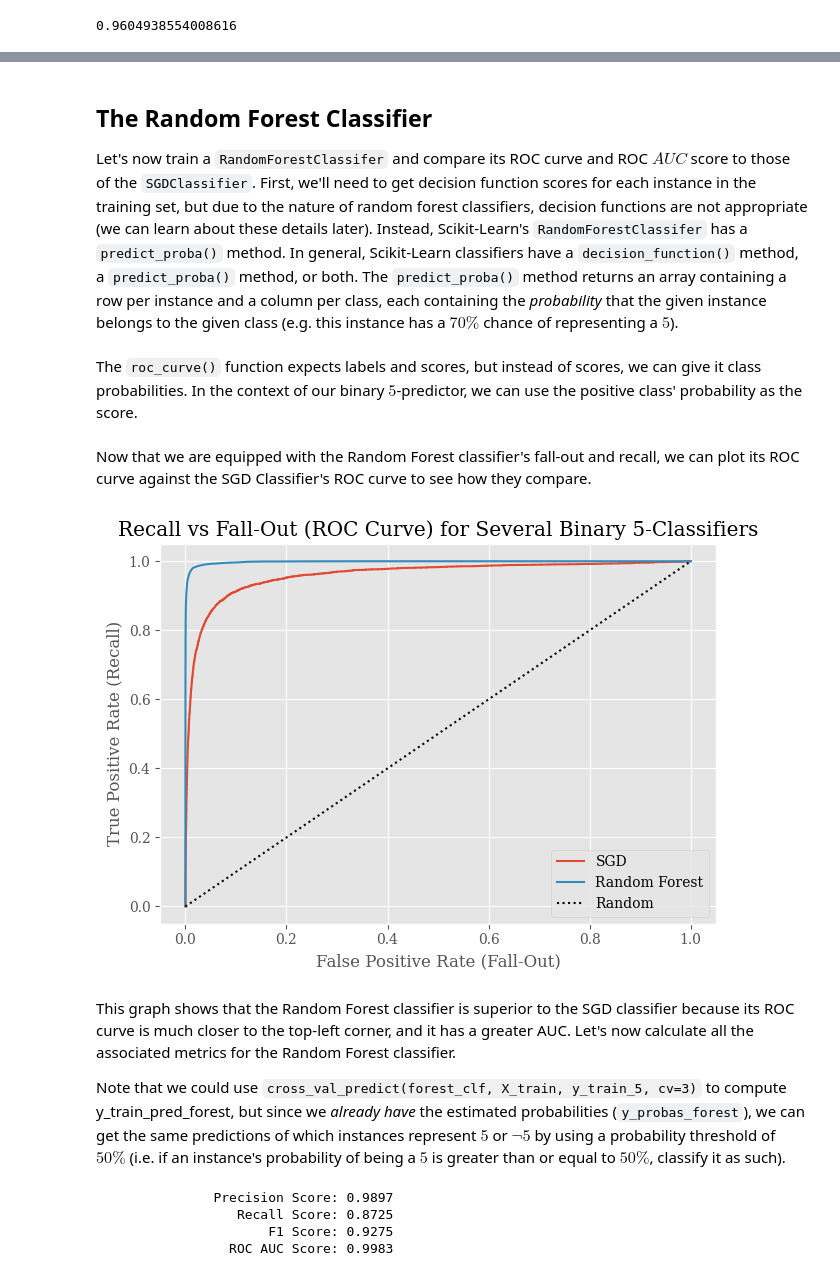
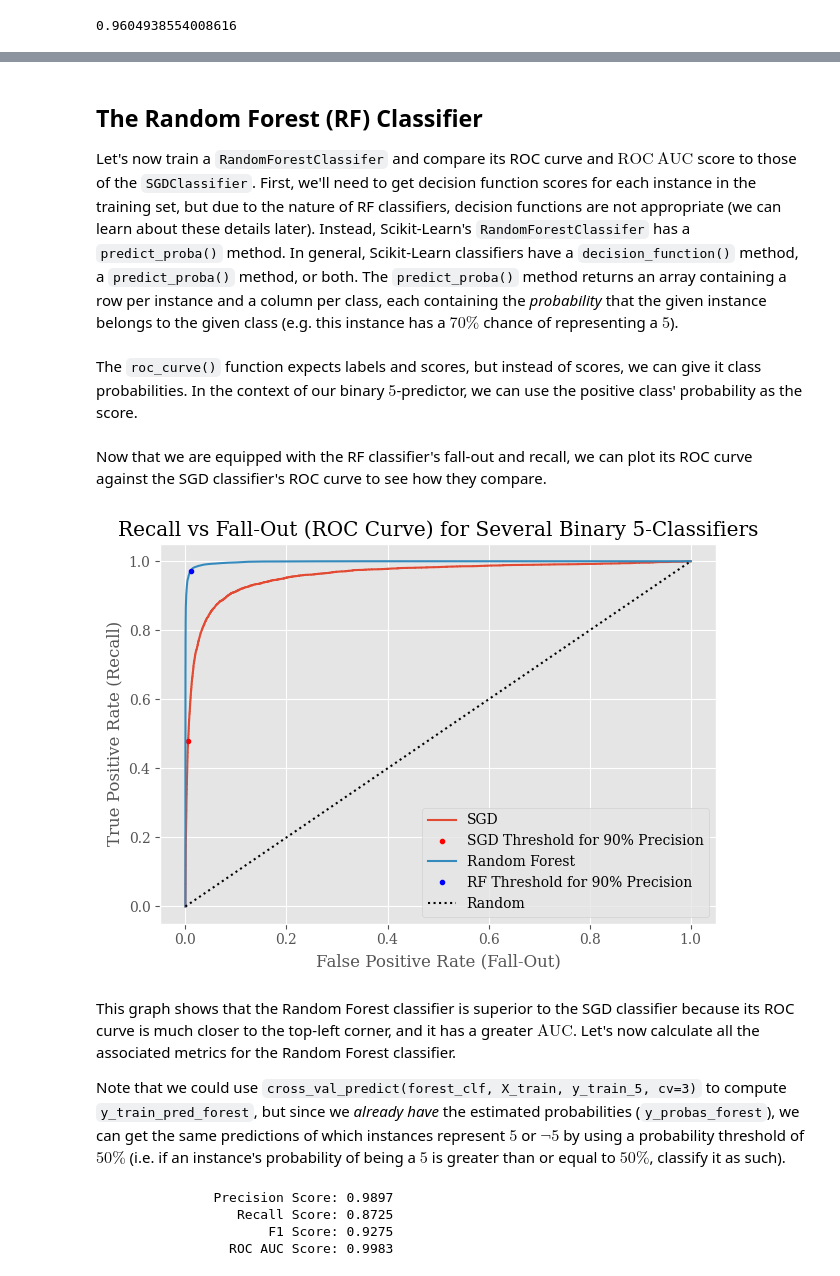
Before and after one commit to cemenenkoff/ml-classification, a Jupyter notebook: classification.ipynb, the cells around one changed output, grey strips where cells are left out. Cells and saved outputs as stored; diff of their text form; code cells hidden in the pictures.

```diff
--- a/classification.ipynb
+++ b/classification.ipynb
@@ -499,4 +495,4 @@ As an example, looking to the previous ROC curve and ROC $AUC$ score, we may nai
 # %% [markdown]
-## The Random Forest Classifier
-Let's now train a `RandomForestClassifer` and compare its ROC curve and ROC $AUC$ score to those of the `SGDClassifier`. First, we'll need to get decision function scores for each instance in the training set, but due to the nature of random forest classifiers, decision functions are not appropriate (we can learn about these details later). Instead, Scikit-Learn's `RandomForestClassifer` has a `predict_proba()` method. In general, Scikit-Learn classifiers have a `decision_function()` method, a `predict_proba()` method, or both. The `predict_proba()` method returns an array containing a row per instance and a column per class, each containing the *probability* that the given instance belongs to the given class (e.g. this instance has a $70\%$ chance of representing a $5$).
+## The Random Forest (RF) Classifier
+Let's now train a `RandomForestClassifer` and compare its ROC curve and $\mathrm{ROC\ AUC}$ score to those of the `SGDClassifier`. First, we'll need to get decision function scores for each instance in the training set, but due to the nature of RF classifiers, decision functions are not appropriate (we can learn about these details later). Instead, Scikit-Learn's `RandomForestClassifer` has a `predict_proba()` method. In general, Scikit-Learn classifiers have a `decision_function()` method, a `predict_proba()` method, or both. The `predict_proba()` method returns an array containing a row per instance and a column per class, each containing the *probability* that the given instance belongs to the given class (e.g. this instance has a $70\%$ chance of representing a $5$).
 # %%
@@ -510,26 +506,35 @@ The `roc_curve()` function expects labels and scores, but instead of scores, we
 y_scores_forest = y_probas_forest[:, 1] # Grab all rows from the positive class.
 fpr_forest, tpr_forest, thresholds_forest  = roc_curve(y_train_5, y_scores_forest)
 # %% [markdown]
-Now that we are equipped with the Random Forest classifier's fall-out and recall, we can plot its ROC curve against the SGD Classifier's ROC curve to see how they compare.
+Now that we are equipped with the RF classifier's fall-out and recall, we can plot its ROC curve against the SGD classifier's ROC curve to see how they compare.
 # %%
-idx_90_forest = (thresholds <= threshold_90_precision).argmax()
+idx_90 = (thresholds <= threshold_90_precision).argmax()
 tpr_90, fpr_90 = tpr[idx_90], fpr[idx_90]
 
+precisions_forest, recalls_forest, thresholds_pr_forest = precision_recall_curve(y_train_5, y_scores_forest)
+threshold_90_precision_forest = thresholds_pr_forest[(precisions_forest >= 0.90).argmax()]
+
+idx_90_forest = (thresholds_forest <= threshold_90_precision_forest).argmax()
+
+tpr_90_forest, fpr_90_forest = tpr_forest[idx_90_forest], fpr_forest[idx_90_forest]
+
 plt.plot(fpr, tpr, label='SGD')
+plt.plot([fpr_90], [tpr_90], 'o', ms=3, color='red', label='SGD Threshold for 90% Precision')
 plt.plot(fpr_forest, tpr_forest, label='Random Forest')
+plt.plot([fpr_90_forest], [tpr_90_forest], 'o', ms=3, color='blue', label='RF Threshold for 90% Precision')
 plt.plot([0, 1], [0, 1], 'k:', label="Random")
 plt.title('Recall vs Fall-Out (ROC Curve) for Several Binary 5-Classifiers')
 plt.ylabel('True Positive Rate (Recall)')
 plt.xlabel('False Positive Rate (Fall-Out)')
 plt.legend()
 save_fig('recall-vs-fallout-comparison-plot')
 plt.show()
 # %% [output]
-[figure, old version]
+[figure, new version]
 # %% [markdown]
-This graph shows that the Random Forest classifier is superior to the SGD classifier because its ROC curve is much closer to the top-left corner, and it has a greater AUC. Let's now calculate all the associated metrics for the Random Forest classifier.
+This graph shows that the Random Forest classifier is superior to the SGD classifier because its ROC curve is much closer to the top-left corner, and it has a greater $\mathrm{AUC}$. Let's now calculate all the associated metrics for the Random Forest classifier.
 
-Note that we could use `cross_val_predict(forest_clf, X_train, y_train_5, cv=3)` to compute y_train_pred_forest, but since we *already have* the estimated probabilities (`y_probas_forest`), we can get the same predictions of which instances represent $5$ or $\neg5$ by using a probability threshold of $50\%$ (i.e. if an instance's probability of being a $5$ is greater than or equal to $50\%$, classify it as such).
+Note that we could use `cross_val_predict(forest_clf, X_train, y_train_5, cv=3)` to compute `y_train_pred_forest`, but since we *already have* the estimated probabilities (`y_probas_forest`), we can get the same predictions of which instances represent $5$ or $\neg5$ by using a probability threshold of $50\%$ (i.e. if an instance's probability of being a $5$ is greater than or equal to $50\%$, classify it as such).
 # %%
 
 y_train_pred_forest = y_probas_forest[:, 1] >= 0.5
```
Also changed, not shown: parts of 65 cells of this notebook, 7 other files.
